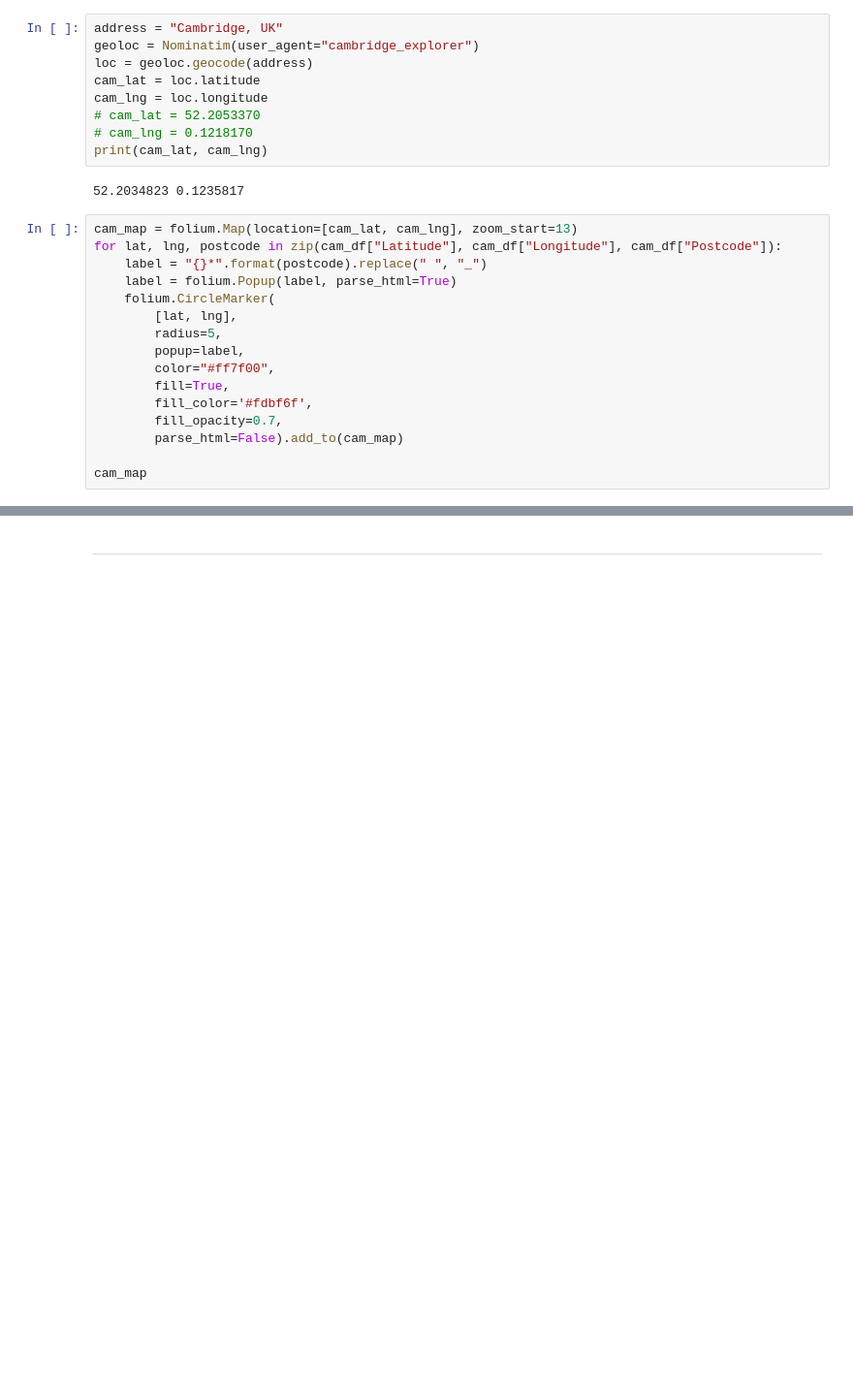
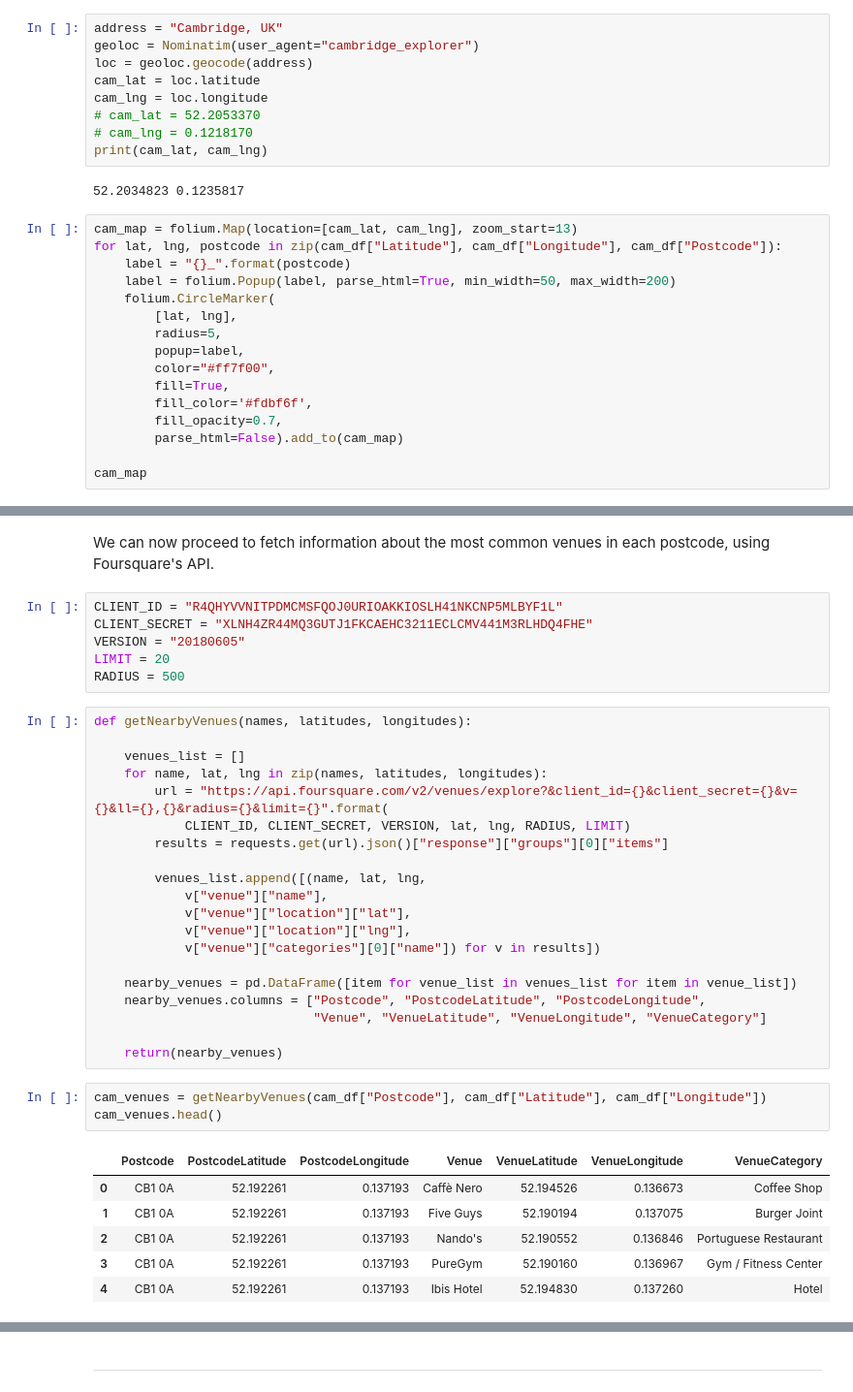
Before and after one commit to robertopreste/Coursera_Capstone, a Jupyter notebook: Final_Project/Capstone_Final_Project.ipynb, the cells around one changed output, grey strips where cells are left out. Shown at 97% size. Saved outputs shown, nothing was run; the diff lists cells and outputs as text; blank space fills up the shorter version.

Commit message:
Work on venues

```diff
--- a/Final_Project/Capstone_Final_Project.ipynb
+++ b/Final_Project/Capstone_Final_Project.ipynb
@@ -134,8 +134,8 @@ print(cam_lat, cam_lng)
 # %%
 cam_map = folium.Map(location=[cam_lat, cam_lng], zoom_start=13)
 for lat, lng, postcode in zip(cam_df["Latitude"], cam_df["Longitude"], cam_df["Postcode"]):
-    label = "{}*".format(postcode).replace(" ", "_")
-    label = folium.Popup(label, parse_html=True)
+    label = "{}_".format(postcode)
+    label = folium.Popup(label, parse_html=True, min_width=50, max_width=200)
     folium.CircleMarker(
         [lat, lng],
         radius=5,
@@ -149,3 +149,41 @@ for lat, lng, postcode in zip(cam_df["Latitude"], cam_df["Longitude"], cam_df["P
 cam_map
 # %% [output]
 [interactive output not drawn]
+# %% [markdown]
+We can now proceed to fetch information about the most common venues in each postcode, using Foursquare's API.
+# %%
+CLIENT_ID = "R4QHYVVNITPDMCMSFQOJ0URIOAKKIOSLH41NKCNP5MLBYF1L"
+CLIENT_SECRET = "XLNH4ZR44MQ3GUTJ1FKCAEHC3211ECLCMV441M3RLHDQ4FHE"
+VERSION = "20180605"
+LIMIT = 20
+RADIUS = 500
+# %%
+def getNearbyVenues(names, latitudes, longitudes):
+
+    venues_list = []
+    for name, lat, lng in zip(names, latitudes, longitudes):
+        url = "https://api.foursquare.com/v2/venues/explore?&client_id={}&client_secret={}&v={}&ll={},{}&radius={}&limit={}".format(
+            CLIENT_ID, CLIENT_SECRET, VERSION, lat, lng, RADIUS, LIMIT)
+        results = requests.get(url).json()["response"]["groups"][0]["items"]
+
+        venues_list.append([(name, lat, lng,
+            v["venue"]["name"],
+            v["venue"]["location"]["lat"],
+            v["venue"]["location"]["lng"],
+            v["venue"]["categories"][0]["name"]) for v in results])
+
+    nearby_venues = pd.DataFrame([item for venue_list in venues_list for item in venue_list])
+    nearby_venues.columns = ["Postcode", "PostcodeLatitude", "PostcodeLongitude",
+                             "Venue", "VenueLatitude", "VenueLongitude", "VenueCategory"]
+
+    return(nearby_venues)
+# %%
+cam_venues = getNearbyVenues(cam_df["Postcode"], cam_df["Latitude"], cam_df["Longitude"])
+cam_venues.head()
+# %% [output]
+|  | Postcode | PostcodeLatitude | PostcodeLongitude | Venue | VenueLatitude | VenueLongitude | VenueCategory |
+| 0 | CB1 0A | 52.192261 | 0.137193 | Caffè Nero | 52.194526 | 0.136673 | Coffee Shop |
+| 1 | CB1 0A | 52.192261 | 0.137193 | Five Guys | 52.190194 | 0.137075 | Burger Joint |
+| 2 | CB1 0A | 52.192261 | 0.137193 | Nando's | 52.190552 | 0.136846 | Portuguese Restaurant |
+| 3 | CB1 0A | 52.192261 | 0.137193 | PureGym | 52.190160 | 0.136967 | Gym / Fitness Center |
+| 4 | CB1 0A | 52.192261 | 0.137193 | Ibis Hotel | 52.194830 | 0.137260 | Hotel |
```
Also changed, not shown: parts of 9 cells of this notebook, 1 other file.
